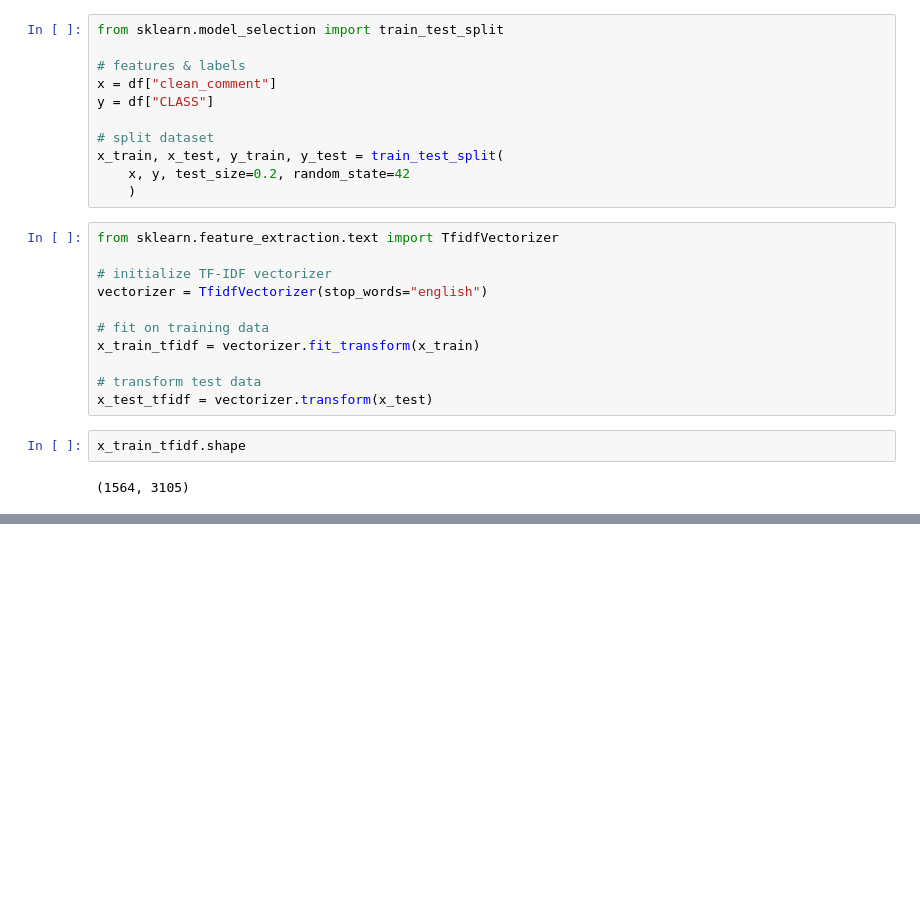
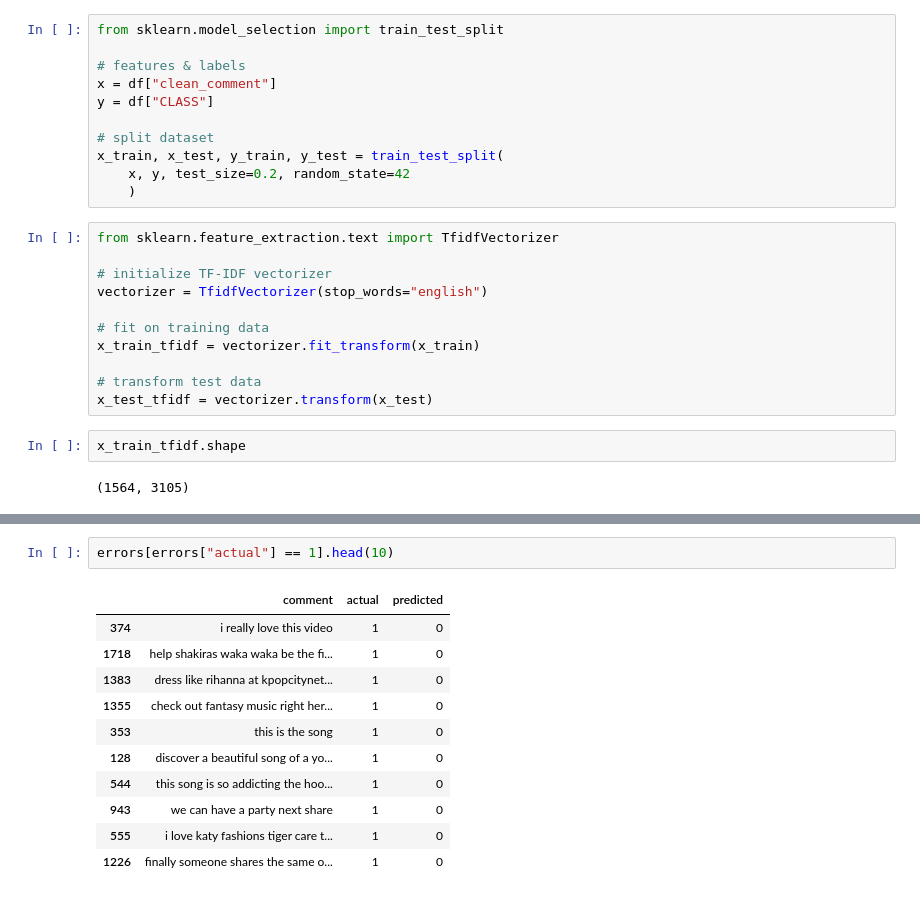
Before and after one commit to Amiralious/youtube-spam-classifier, a Jupyter notebook: notebooks/spam_detection.ipynb, the cells around one changed output, grey strips where cells are left out. Cells and saved outputs as stored; diff of their text form; blank space fills up the shorter version.

```diff
--- a/notebooks/spam_detection.ipynb
+++ b/notebooks/spam_detection.ipynb
@@ -135,0 +247,14 @@ x_train_tfidf.shape
+# %%
+errors[errors["actual"] == 1].head(10)
+# %% [output]
+|  | comment | actual | predicted |
+| 374 | i really love this video | 1 | 0 |
+| 1718 | help shakiras waka waka be the fi... | 1 | 0 |
+| 1383 | dress like rihanna at kpopcitynet... | 1 | 0 |
+| 1355 | check out fantasy music right her... | 1 | 0 |
+| 353 | this is the song | 1 | 0 |
+| 128 | discover a beautiful song of a yo... | 1 | 0 |
+| 544 | this song is so addicting the hoo... | 1 | 0 |
+| 943 | we can have a party next share | 1 | 0 |
+| 555 | i love katy fashions tiger care t... | 1 | 0 |
+| 1226 | finally someone shares the same o... | 1 | 0 |
```
Also changed, not shown: parts of 24 cells of this notebook.
